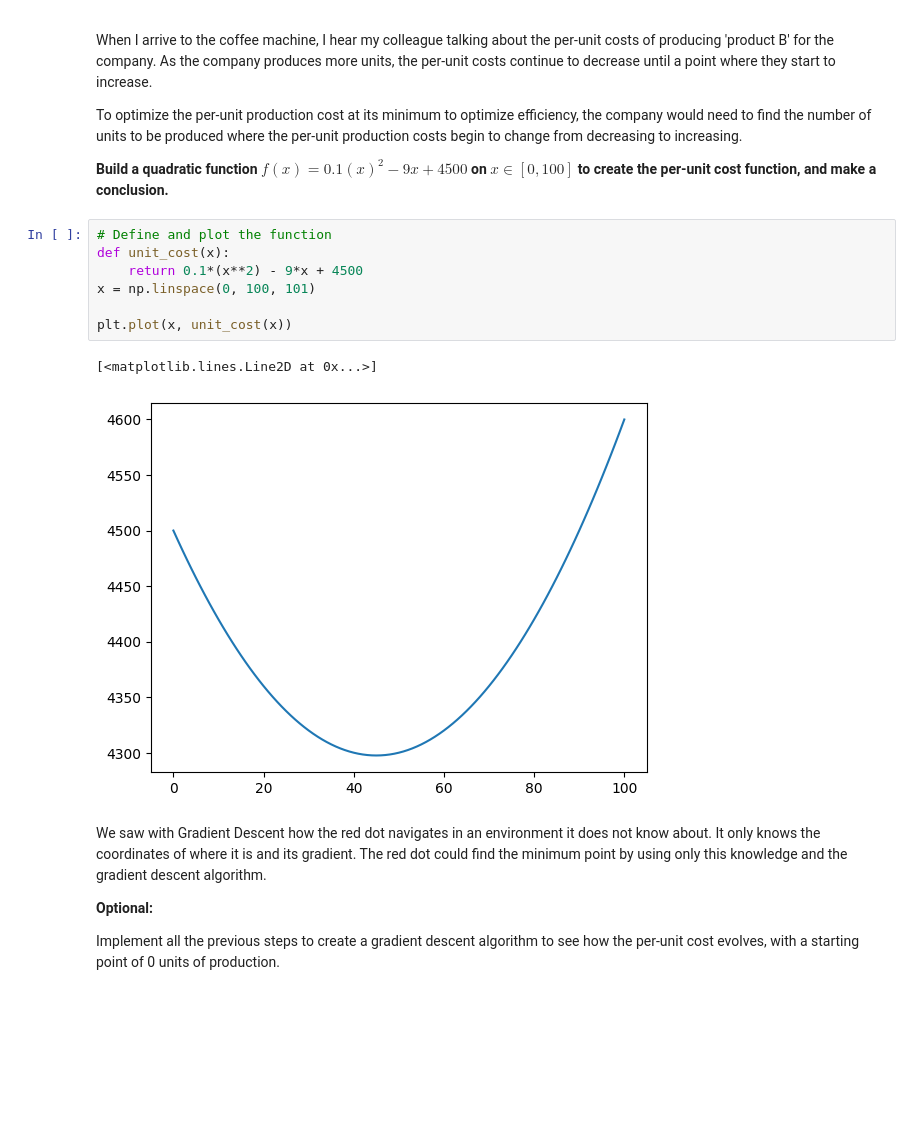
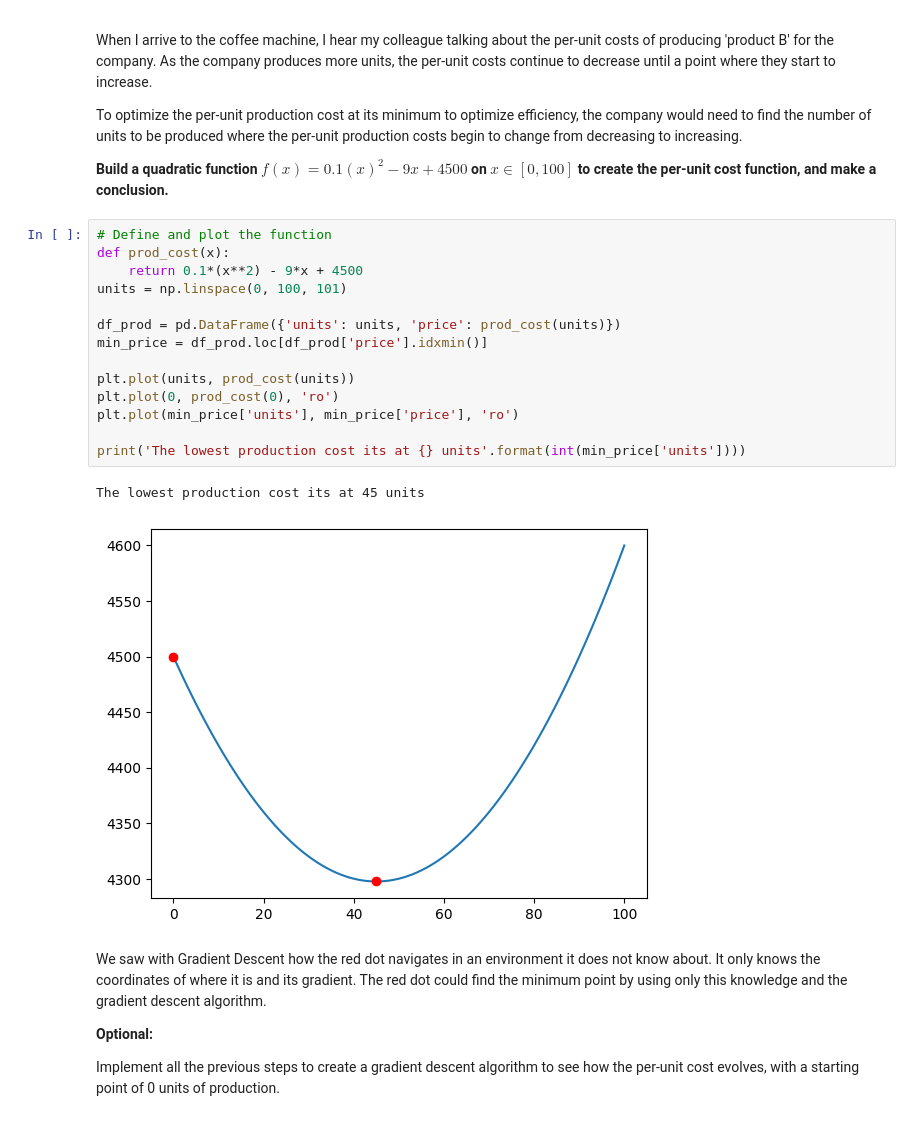
Before and after one commit to noehurtado/calculus-and-algebra-problems-with-python, a Jupyter notebook: notebook/problems.ipynb, the cells around one changed output. Cells and saved outputs as stored; diff of their text form; blank space fills up the shorter version.

```diff
--- a/notebook/problems.ipynb
+++ b/notebook/problems.ipynb
@@ -283,14 +283,21 @@ To optimize the per-unit production cost at its minimum to optimize efficiency,
 **Build a quadratic function $f(x)=0.1(x)^2−9x +4500$ on $x∈[0,100]$ to create the per-unit cost function, and make a conclusion.**
 # %%
 # Define and plot the function
-def unit_cost(x):
+def prod_cost(x):
     return 0.1*(x**2) - 9*x + 4500
-x = np.linspace(0, 100, 101)
+units = np.linspace(0, 100, 101)
 
-plt.plot(x, unit_cost(x))
+df_prod = pd.DataFrame({'units': units, 'price': prod_cost(units)})
+min_price = df_prod.loc[df_prod['price'].idxmin()]
+
+plt.plot(units, prod_cost(units))
+plt.plot(0, prod_cost(0), 'ro')
+plt.plot(min_price['units'], min_price['price'], 'ro')
+
+print('The lowest production cost its at {} units'.format(int(min_price['units'])))
 # %% [output]
-[<matplotlib.lines.Line2D at 0x...>]
+The lowest production cost its at 45 units
-[figure, old version]
+[figure, new version]
 # %% [markdown]
 We saw with Gradient Descent how the red dot navigates in an environment it does not know about. It only knows the coordinates of where it is and its gradient. The red dot could find the minimum point by using only this knowledge and the gradient descent algorithm.
 
```
Also changed, not shown: parts of 4 cells of this notebook.
